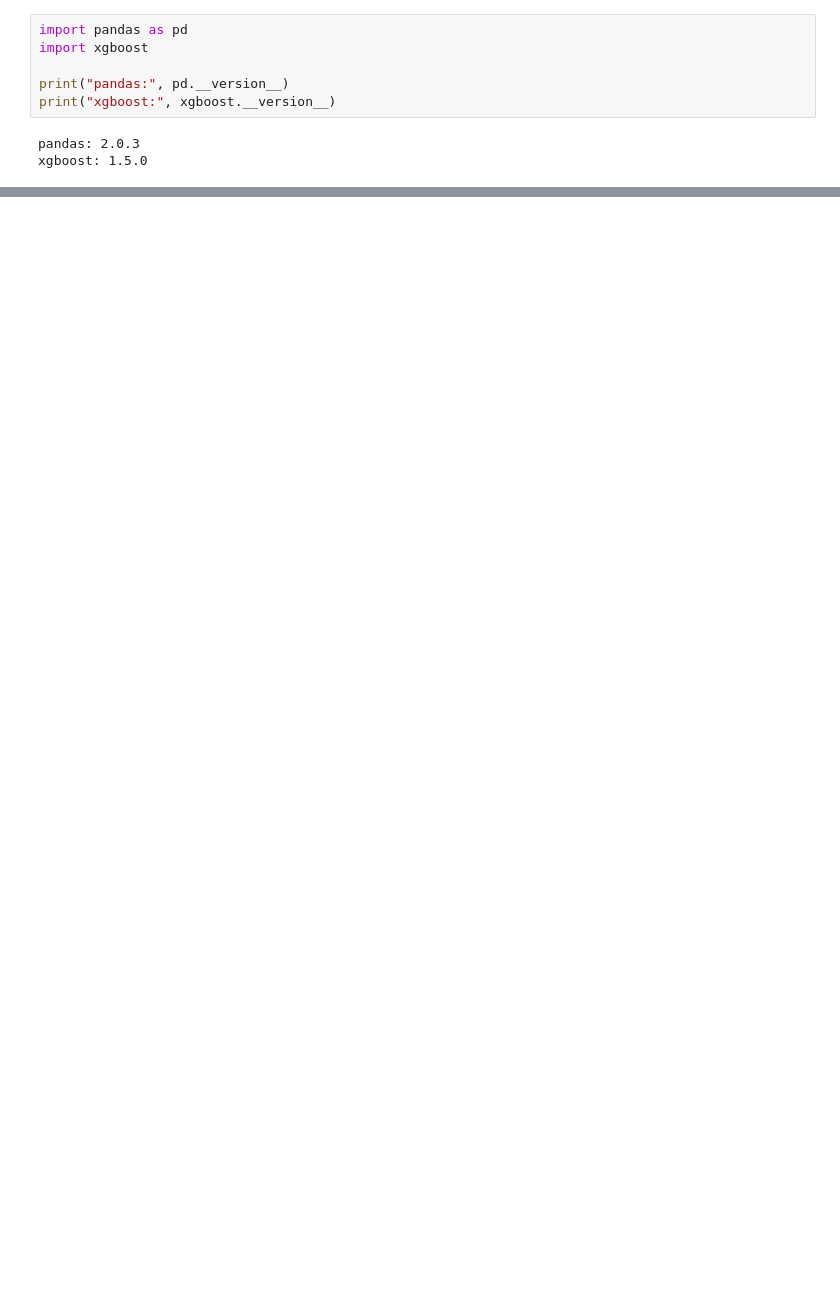
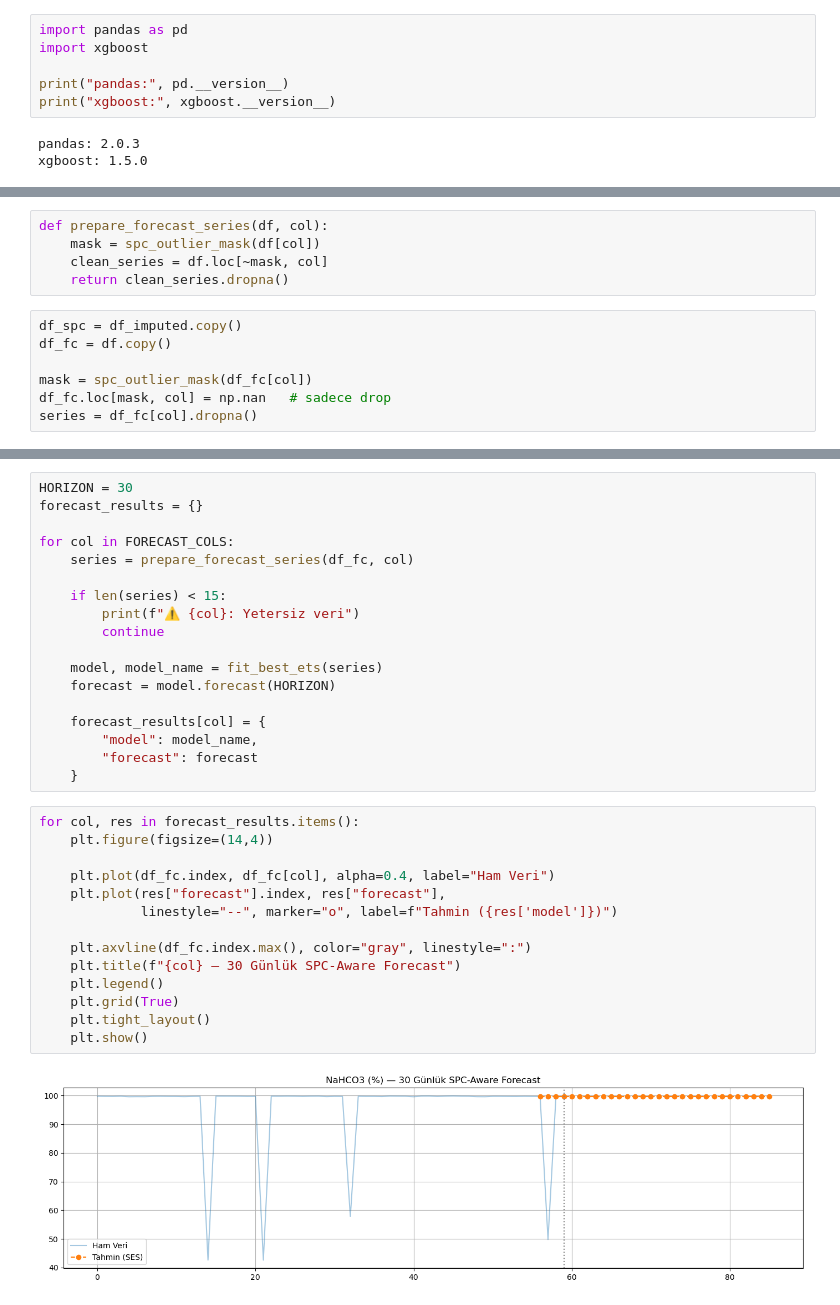
Before and after one commit to duyguozel1/sodyum, a Jupyter notebook: 2eda.ipynb, the cells around one changed output, grey strips where cells are left out. Drawn from its saved outputs; the diff is of its cells as text; blank space fills up the shorter version.

```diff
--- a/2eda.ipynb
+++ b/2eda.ipynb
@@ -429,0 +529,12 @@ xgboost: 1.5.0
+# %%
+def prepare_forecast_series(df, col):
+    mask = spc_outlier_mask(df[col])
+    clean_series = df.loc[~mask, col]
+    return clean_series.dropna()
+# %%
+df_spc = df_imputed.copy()
+df_fc = df.copy()
+
+mask = spc_outlier_mask(df_fc[col])
+df_fc.loc[mask, col] = np.nan   # sadece drop
+series = df_fc[col].dropna()
@@ -429,0 +566,34 @@ xgboost: 1.5.0
+# %%
+HORIZON = 30
+forecast_results = {}
+
+for col in FORECAST_COLS:
+    series = prepare_forecast_series(df_fc, col)
+
+    if len(series) < 15:
+        print(f"⚠️ {col}: Yetersiz veri")
+        continue
+
+    model, model_name = fit_best_ets(series)
+    forecast = model.forecast(HORIZON)
+
+    forecast_results[col] = {
+        "model": model_name,
+        "forecast": forecast
+    }
+# %%
+for col, res in forecast_results.items():
+    plt.figure(figsize=(14,4))
+
+    plt.plot(df_fc.index, df_fc[col], alpha=0.4, label="Ham Veri")
+    plt.plot(res["forecast"].index, res["forecast"],
+             linestyle="--", marker="o", label=f"Tahmin ({res['model']})")
+
+    plt.axvline(df_fc.index.max(), color="gray", linestyle=":")
+    plt.title(f"{col} — 30 Günlük SPC-Aware Forecast")
+    plt.legend()
+    plt.grid(True)
+    plt.tight_layout()
+    plt.show()
+# %% [output]
+[figure, added]
```
Also changed, not shown: parts of 10 cells of this notebook.
